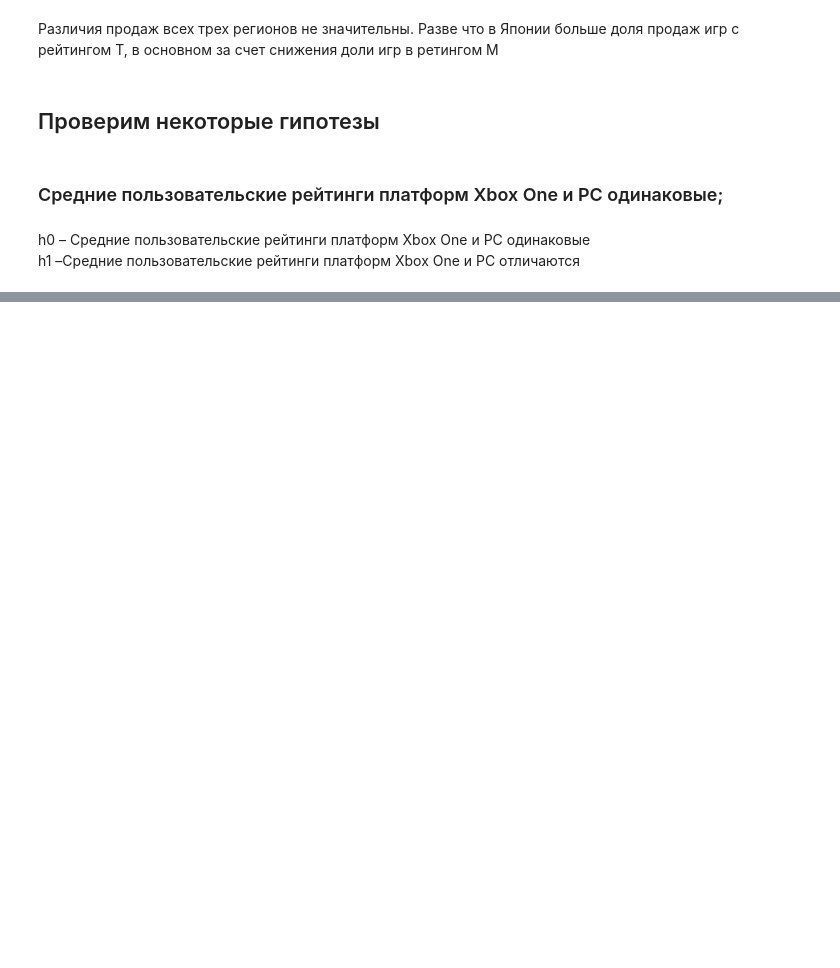
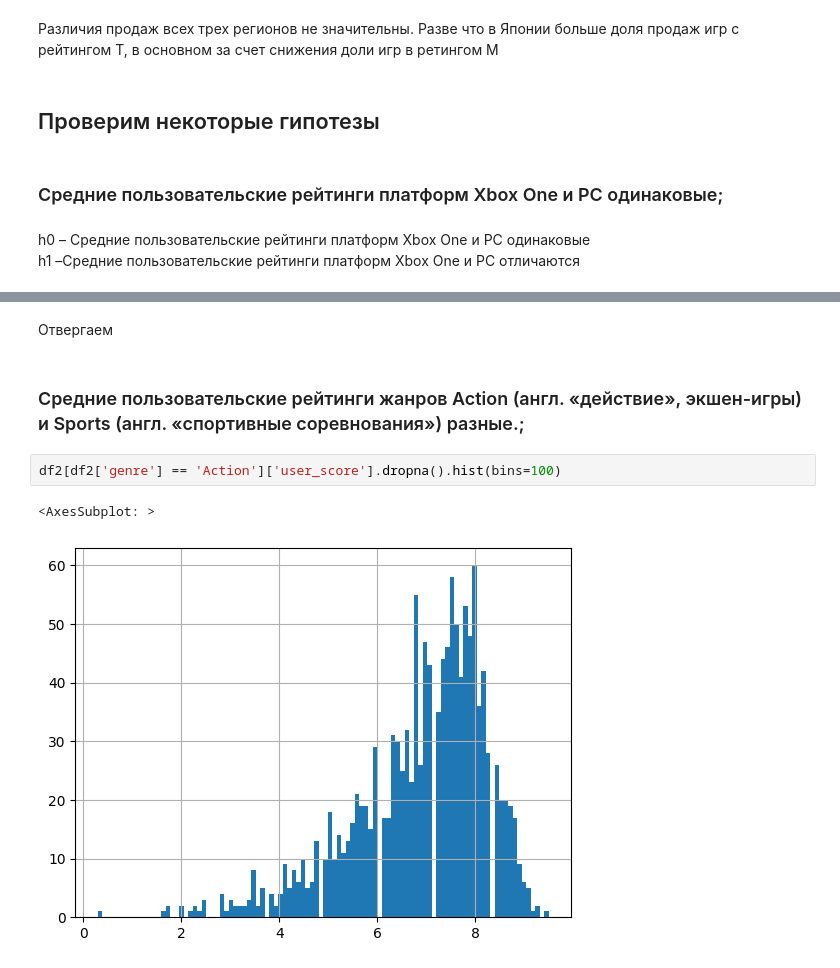
Before and after one commit to Shurick-G/practicum, a Jupyter notebook: prefab_project_1/prefab_project_1.ipynb, the cells around one changed output, grey strips where cells are left out. Drawn from its saved outputs; the diff is of its cells as text; blank space fills up the shorter version.

```diff
--- a/prefab_project_1/prefab_project_1.ipynb
+++ b/prefab_project_1/prefab_project_1.ipynb
@@ -559,0 +611,9 @@ alpha = .05 # ds,bhftv
+# %% [markdown]
+Отвергаем
+# %% [markdown]
+<h3>Средние пользовательские рейтинги жанров Action (англ. «действие», экшен-игры) и Sports (англ. «спортивные соревнования») разные.;
+# %%
+df2[df2['genre'] == 'Action']['user_score'].dropna().hist(bins=100)
+# %% [output]
+<AxesSubplot: >
+[figure, added]
```
Also changed, not shown: parts of 33 cells of this notebook.
